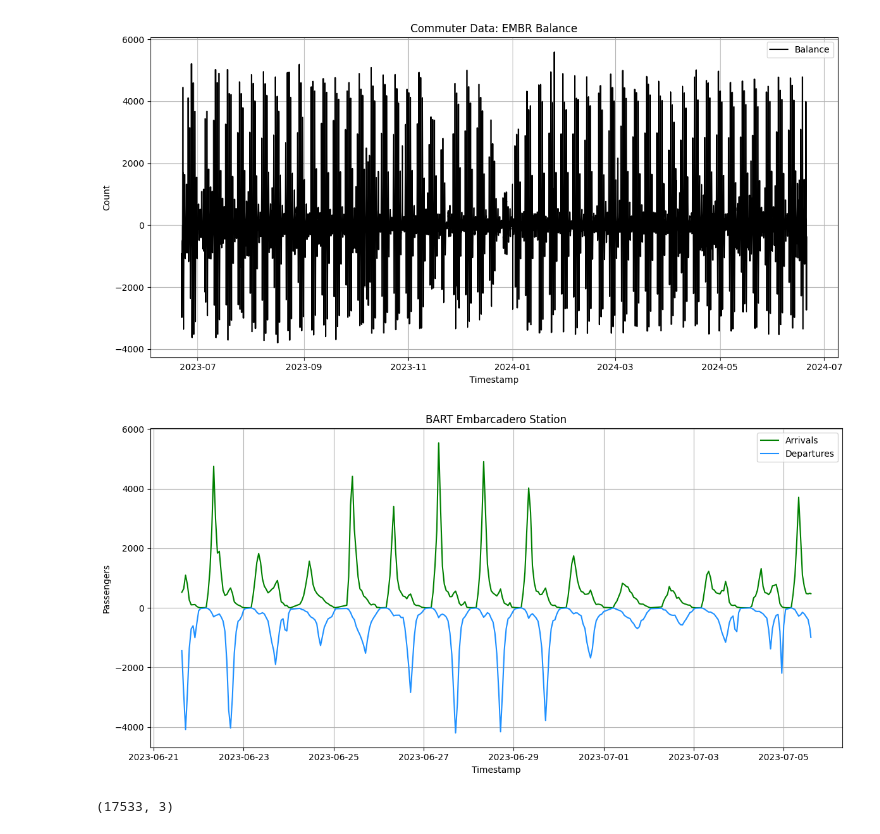
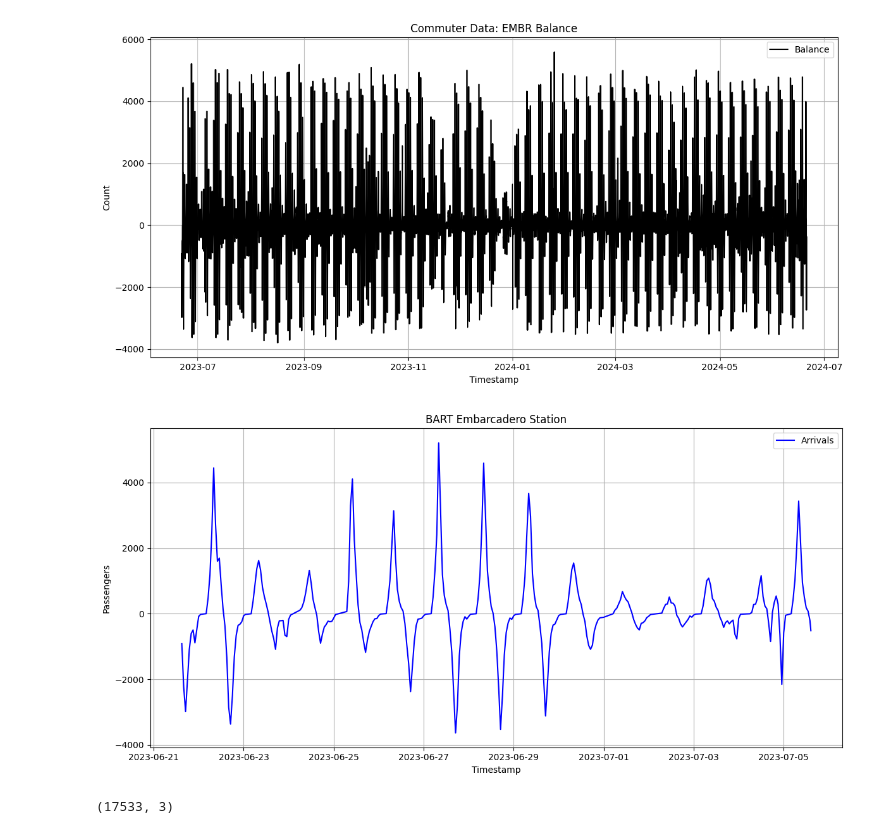
Before and after one commit to gregottoniemeyer/water_mirror, a Jupyter notebook: code/bart_convert.ipynb, the cells around one changed output. Cells and saved outputs as stored; diff of their text form; code cells hidden in the pictures.

```diff
--- a/code/bart_convert.ipynb
+++ b/code/bart_convert.ipynb
@@ -90,24 +90,23 @@ plt.show()
 # %%
 # Resample the data to a 30-minute interval with linear interpolation
 df_commuters_resampled = df_commuters.resample("30min").mean().interpolate(method='linear')
 plt.figure(figsize=(12, 6))
 duration = 672
-plt.plot(df_commuters_resampled.index[:duration], df_commuters_resampled['arrival'][:duration], label='Arrivals', color='green')
-plt.plot(df_commuters_resampled.index[:duration], df_commuters_resampled['departure'][:duration]*-1, label='Departures', color='dodgerblue')
+plt.plot(df_commuters_resampled.index[:duration], df_commuters_resampled['balance'][:duration], label='Arrivals', color='blue')
 
 # Customize the plot
 plt.title("BART Embarcadero Station")
 plt.xlabel("Timestamp")
 plt.ylabel("Passengers")
 plt.legend()
 plt.grid()
 
 # Show the plot
 plt.tight_layout()
 plt.savefig("../img/bartEMBR.png")
 plt.show()
 # %% [output]
-[figure, old version]
+[figure, new version]
 # %%
 df_commuters_resampled.shape
 # %% [output]
```
Also changed, not shown: parts of 3 cells of this notebook, 6 other files.
